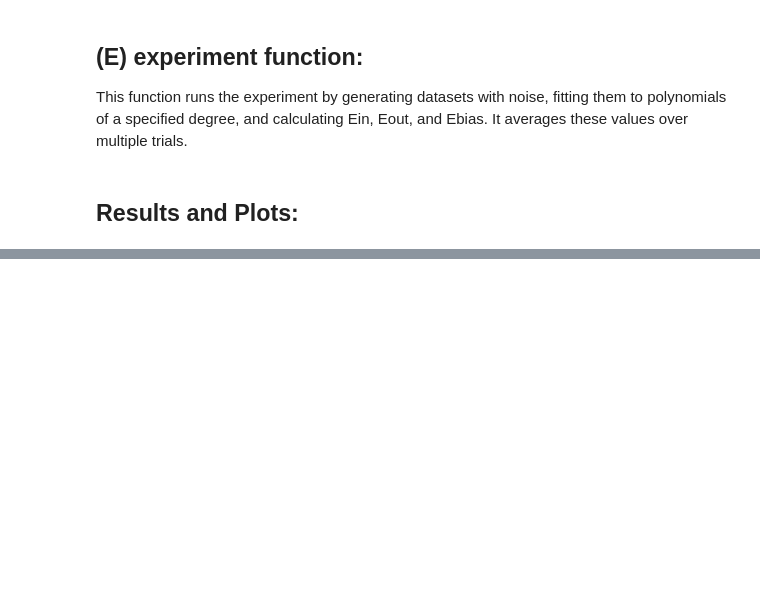
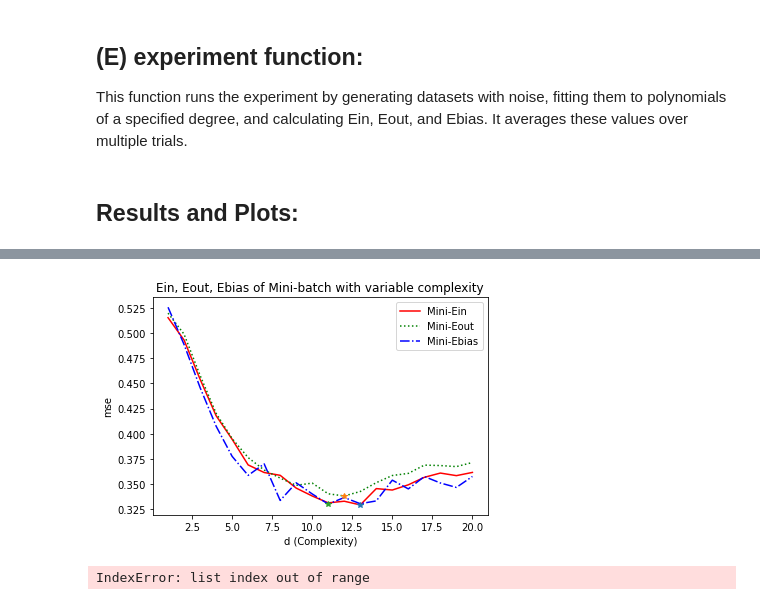
Before and after one commit to Jayshil-Patel/DLRL, a Jupyter notebook: new_noregd.ipynb, the cells around one changed output, grey strips where cells are left out. Cells and saved outputs as stored; diff of their text form; code cells hidden in the pictures; blank space fills up the shorter version.

```diff
--- a/new_noregd.ipynb
+++ b/new_noregd.ipynb
@@ -272,0 +273,65 @@ plt.show()
+# %%
+#variable complexity
+Mini_list = [[], [], []]
+for d in range(1,21):
+    #t1,t2,t3 = experiment(200,0.1,d,1)
+    #GD_list[0].append(t1)
+    #GD_list[1].append(t2)
+    #GD_list[2].append(t3)
+
+    #t1,t2,t3 = experiment(200,0.1,d,2)
+    #SGD_list[0].append(t1)
+    #SGD_list[1].append(t2)
+    #SGD_list[2].append(t3)
+
+    t1,t2,t3,t4 = experiment(200,0.1,d,3)
+    Mini_list[0].append(t1)
+    Mini_list[1].append(t2)
+    Mini_list[2].append(t3)
+
+d = [x for x in range(1,21)]
+
+#choose the plots as per your need
+
+# plt.plot(d,GD_list[0],color='r',linestyle='solid',label='GD-Ein')
+# plt.plot(d,GD_list[1],color='r',linestyle='dotted',label='GD-Eout')
+# plt.plot(d,GD_list[2],color='r',linestyle='dashdot',label='GD-Ebias')
+
+# plt.plot(d,SGD_list[0],color='y',linestyle='solid',label='SGD-Egen')
+# plt.plot(d,SGD_list[1],color='y',linestyle='dotted',label='SGD-Ebias')
+# plt.plot(d,SGD_list[2],color='y',linestyle='dashdot',label='SGD-Ebias')
+
+plt.plot(d,Mini_list[0],color='r',linestyle='solid',label='Mini-Ein')
+plt.plot(d,Mini_list[1],color='g',linestyle='dotted',label='Mini-Eout')
+plt.plot(d,Mini_list[2],color='b',linestyle='dashdot',label='Mini-Ebias')
+
+plt.plot(d[Mini_list[0].index(min(Mini_list[0]))],min(Mini_list[0]),'*')
+plt.plot(d[Mini_list[1].index(min(Mini_list[1]))],min(Mini_list[1]),'*')
+plt.plot(d[Mini_list[2].index(min(Mini_list[2]))],min(Mini_list[2]),'*')
+
+
+plt.title('Ein, Eout, Ebias of Mini-batch with variable complexity')
+plt.xlabel('d (Complexity)')
+plt.ylabel('mse')
+plt.legend()
+plt.show()
+# %% [output]
+[figure, added]
+# %%
+N=[2,5,10,20,50,100,200]
+D= [_ for _ in range(21)]
+SD = [0.01,0.1,1]
+
+results=[[[ [] for x in range(len(N))] for x in range(len(D))]for x in range(len(SD))]
+
+for i in  range(len(N)):
+    for j in range(len(D)):
+        for k in range(len(SD)):
+            Einav,Eoutav,Ebias,Egen = experiment(N[i],SD[k],D[j],3)
+            results[i][j][k].append(Einav)
+            results[i][j][k].append(Eoutav)
+            results[i][j][k].append(Ebias)
+
+print(results)
+# %% [output]
+IndexError: list index out of range
```
Also changed, not shown: parts of 2 cells of this notebook, 3 other files.
